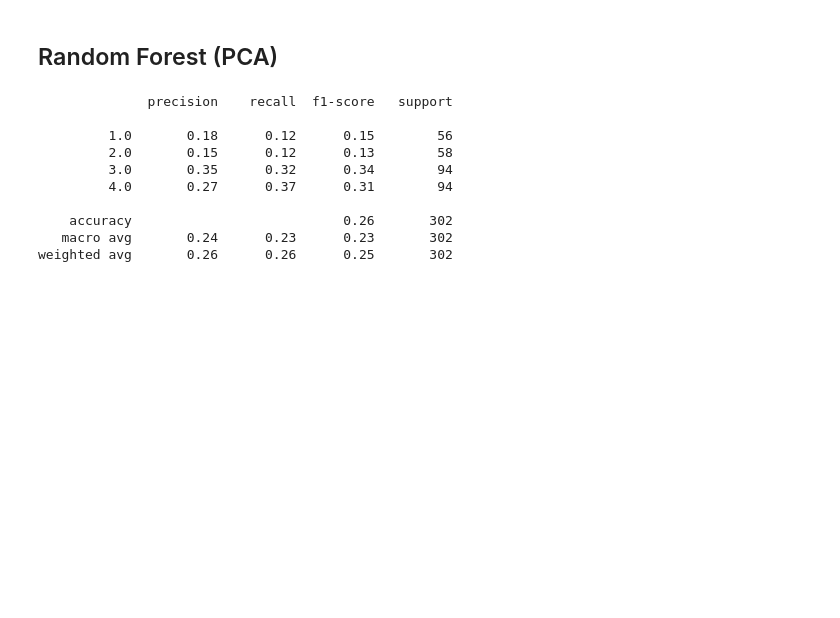
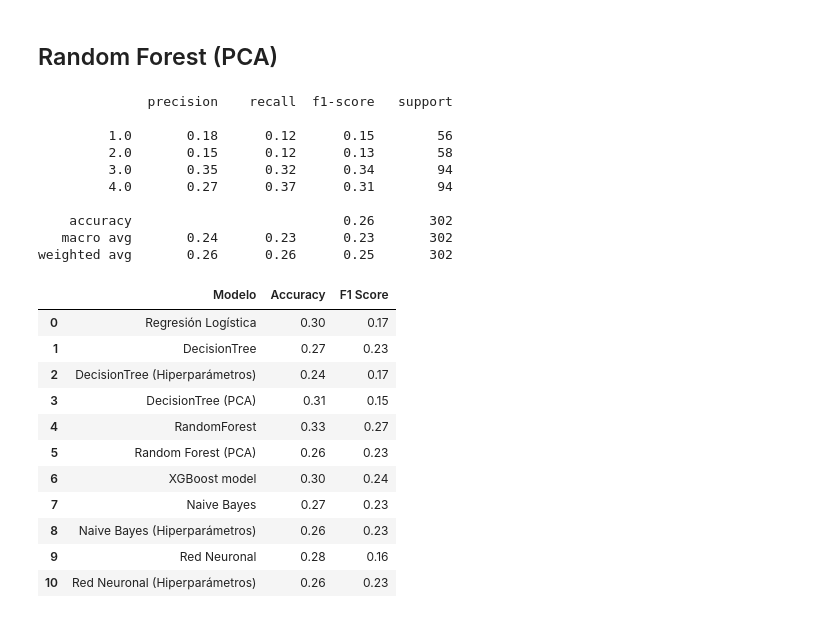
Before and after one commit to davidpolme/Taller3-DataScience, a Jupyter notebook: CDA_Taller3.ipynb, the cells around one changed output. Cells and saved outputs as stored; diff of their text form; code cells hidden in the pictures; blank space fills up the shorter version.

```diff
--- a/CDA_Taller3.ipynb
+++ b/CDA_Taller3.ipynb
@@ -2353,3 +2353,26 @@ print(classification_report(Y_test, y_pred_RF_PCA))
     accuracy                           0.26       302
    macro avg       0.24      0.23      0.23       302
 weighted avg       0.26      0.26      0.25       302
+# %%
+import pandas as pd
+validaciones = pd.DataFrame()
+
+validaciones['Modelo'] = ['Regresión Logística ','DecisionTree', 'DecisionTree (Hiperparámetros)','DecisionTree (PCA) ',
+                          'RandomForest','Random Forest (PCA)','XGBoost model','Naive Bayes','Naive Bayes (Hiperparámetros)','Red Neuronal',' Red Neuronal (Hiperparámetros)']
+validaciones['Accuracy'] = ['0.30','0.27','0.24','0.31','0.33','0.26','0.30','0.27','0.26','0.28','0.26']
+validaciones['F1 Score'] = ['0.17','0.23','0.17','0.15','0.27','0.23','0.24','0.23','0.23','0.16','0.23']
+
+validaciones
+# %% [output]
+|  | Modelo | Accuracy | F1 Score |
+| 0 | Regresión Logística | 0.30 | 0.17 |
+| 1 | DecisionTree | 0.27 | 0.23 |
+| 2 | DecisionTree (Hiperparámetros) | 0.24 | 0.17 |
+| 3 | DecisionTree (PCA) | 0.31 | 0.15 |
+| 4 | RandomForest | 0.33 | 0.27 |
+| 5 | Random Forest (PCA) | 0.26 | 0.23 |
+| 6 | XGBoost model | 0.30 | 0.24 |
+| 7 | Naive Bayes | 0.27 | 0.23 |
+| 8 | Naive Bayes (Hiperparámetros) | 0.26 | 0.23 |
+| 9 | Red Neuronal | 0.28 | 0.16 |
+| 10 | Red Neuronal (Hiperparámetros) | 0.26 | 0.23 |
```
